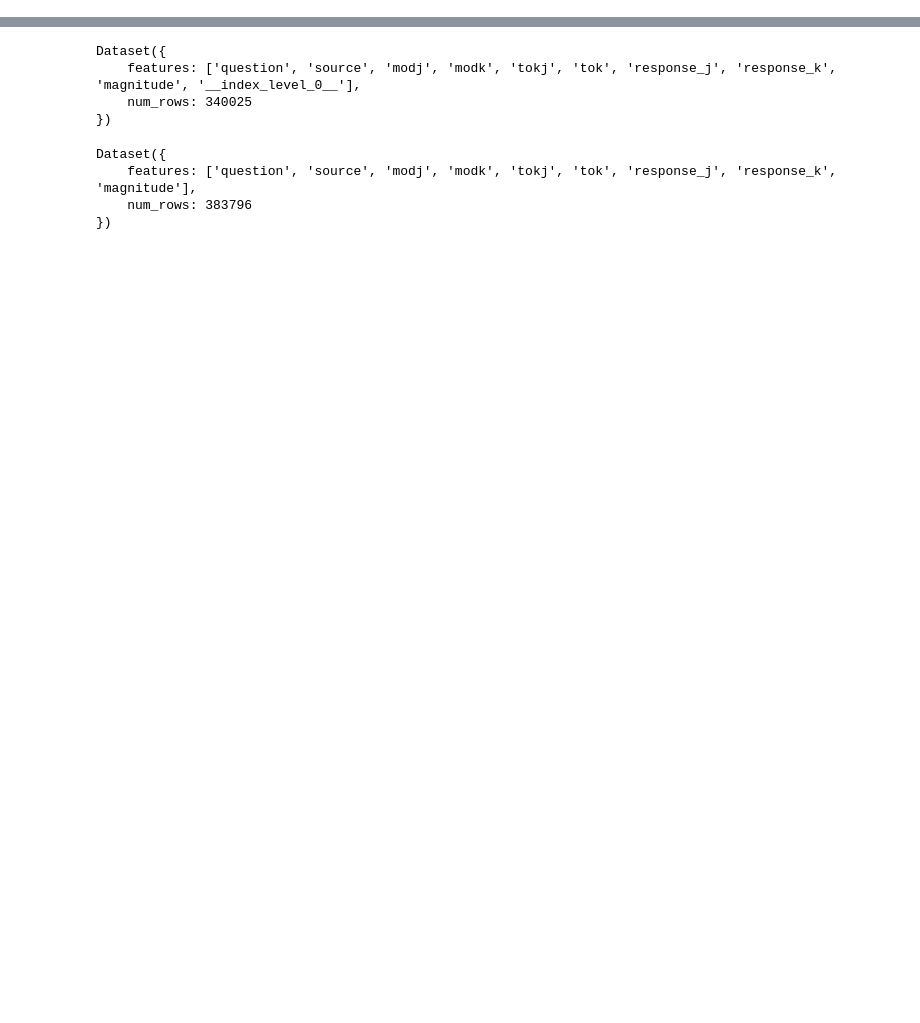
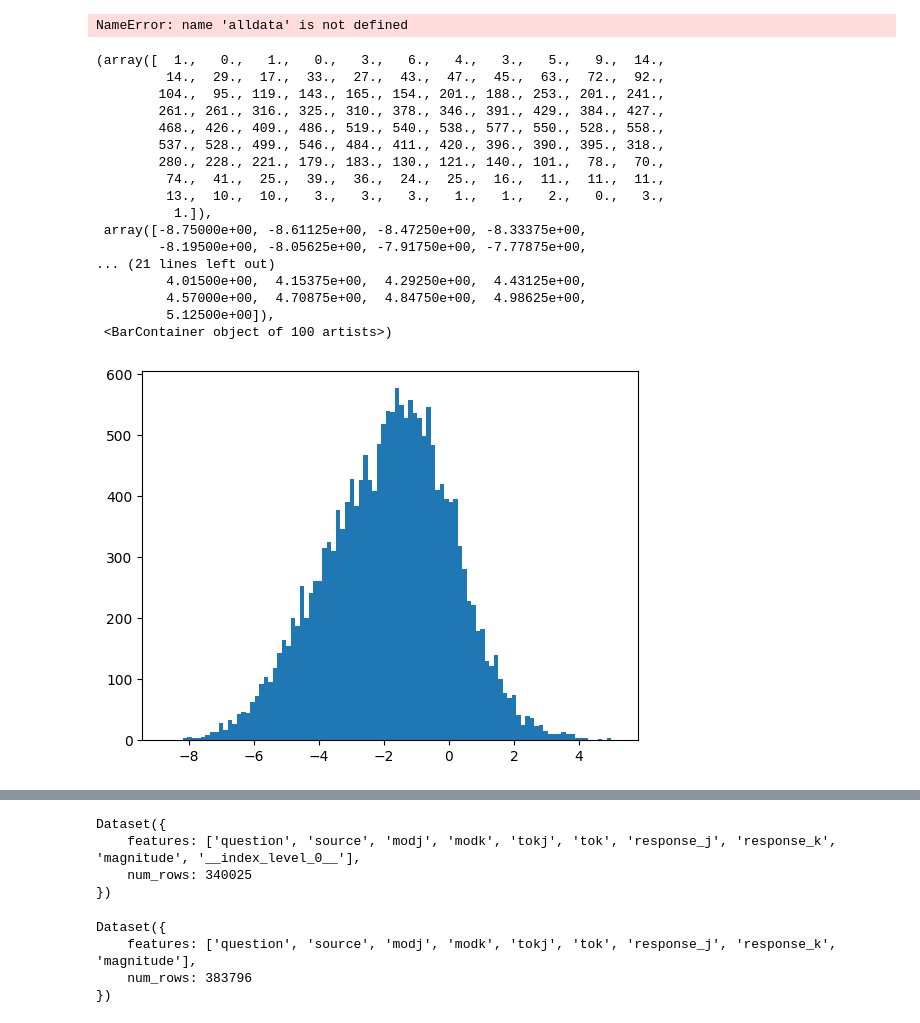
Before and after one commit to PrasannS/rlhf-length-biases, a Jupyter notebook: notebooks/nb_data/ultrasub_analysis.ipynb, the cells around one changed output, grey strips where cells are left out. Saved outputs shown, nothing was run; the diff lists cells and outputs as text; code cells hidden in the pictures; blank space fills up the shorter version.

```diff
--- a/notebooks/nb_data/ultrasub_analysis.ipynb
+++ b/notebooks/nb_data/ultrasub_analysis.ipynb
@@ -8,0 +16,40 @@ dataset = Dataset.load_from_disk("../../data/ultrafeeddiff/")
+# %%
+def ksco(ex, keyval, keyind="mn"):
+    if ex['modj']==keyval:
+        ex['tmpsco'] = ex[keyind+'_j']
+    elif ex['modk']==keyval:
+        ex['tmpsco'] = ex[keyind+'_k']
+    else:
+        ex['tmpsco'] = -100
+    return ex
+
+exkey = 'alpaca-7b'
+tmp = alldata.map(lambda ex: ksco(ex, exkey, "newsco"), num_proc=10)
+# %% [output]
+NameError: name 'alldata' is not defined
+# %%
+newts = []
+for t in tmp['tmpsco']:
+    if t>-100:
+        newts.append(t)
+# %%
+plt.hist(newts, bins=100)
+# %% [output]
+(array([  1.,   0.,   1.,   0.,   3.,   6.,   4.,   3.,   5.,   9.,  14.,
+         14.,  29.,  17.,  33.,  27.,  43.,  47.,  45.,  63.,  72.,  92.,
+        104.,  95., 119., 143., 165., 154., 201., 188., 253., 201., 241.,
+        261., 261., 316., 325., 310., 378., 346., 391., 429., 384., 427.,
+        468., 426., 409., 486., 519., 540., 538., 577., 550., 528., 558.,
+        537., 528., 499., 546., 484., 411., 420., 396., 390., 395., 318.,
+        280., 228., 221., 179., 183., 130., 121., 140., 101.,  78.,  70.,
+         74.,  41.,  25.,  39.,  36.,  24.,  25.,  16.,  11.,  11.,  11.,
+         13.,  10.,  10.,   3.,   3.,   3.,   1.,   1.,   2.,   0.,   3.,
+          1.]),
+ array([-8.75000e+00, -8.61125e+00, -8.47250e+00, -8.33375e+00,
+        -8.19500e+00, -8.05625e+00, -7.91750e+00, -7.77875e+00,
+... (21 lines left out)
+         4.01500e+00,  4.15375e+00,  4.29250e+00,  4.43125e+00,
+         4.57000e+00,  4.70875e+00,  4.84750e+00,  4.98625e+00,
+         5.12500e+00]),
+ <BarContainer object of 100 artists>)
+[figure, added]
```
Also changed, not shown: parts of 39 cells of this notebook, 18 other files.
